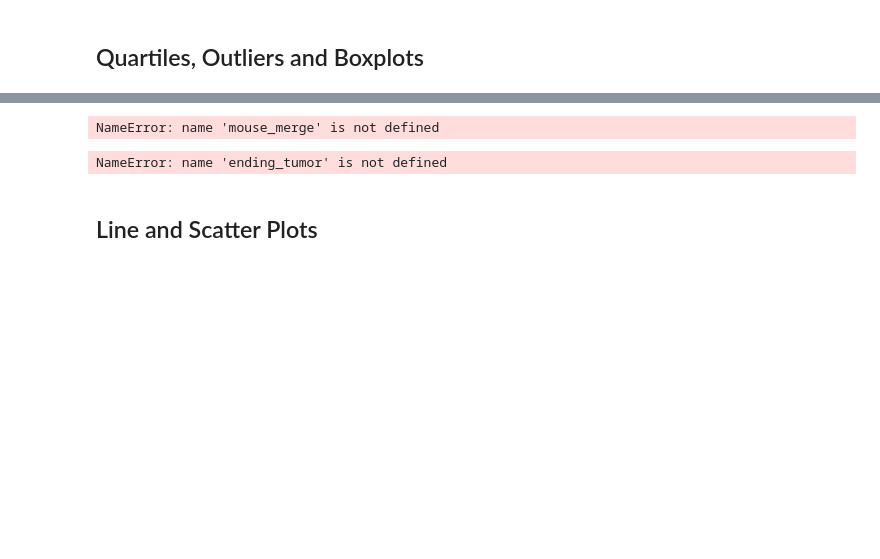
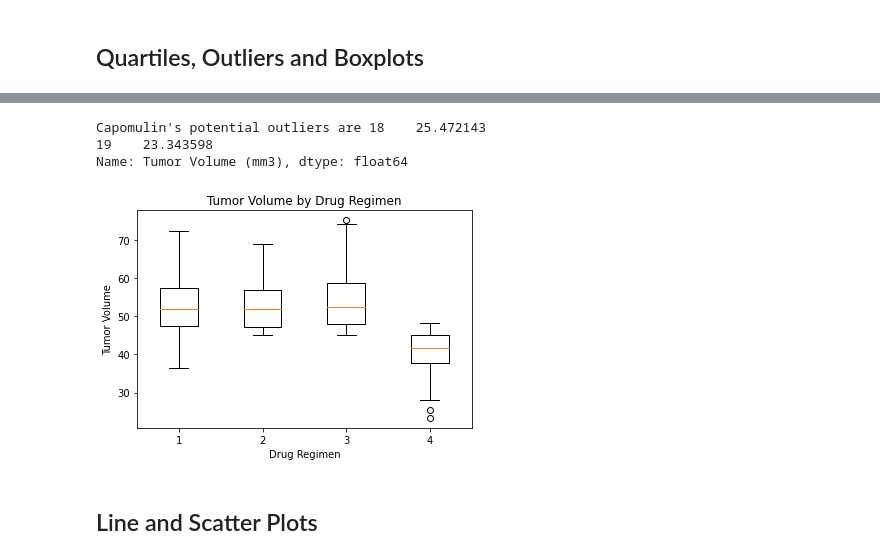
Before and after one commit to JennyShea/matplotlib-challenge, a Jupyter notebook: pymaceuticals.ipynb, the cells around one changed output, grey strips where cells are left out. Drawn from its saved outputs; the diff is of its cells as text; code cells hidden in the pictures; blank space fills up the shorter version.

```diff
--- a/pymaceuticals.ipynb
+++ b/pymaceuticals.ipynb
@@ -311,19 +345,20 @@ NameError: name 'final_timepoint' is not defined
 # %%
 # Put treatments into a list for for loop (and later for plot labels)
 #make a list of drug names
-drug_list = ["Capomulin", "Ramicane", "Infubinol", "Ceftamin"]
+drug_list = ["Infubinol", "Ceftamin","Stelasyn", "Capomulin"]
 
-# Create empty list to fill with tumor vol data (for plotting)
+# Create empty list to fill with tumor vol data (for plotting graphs)
 tumor_volume_list = []
 
 # Calculate the IQR and quantitatively determine if there are any potential outliers.
 for drug in drug_list:
 
     #to get the the ending tumor volume, look in the mouse merge df for the unique drug values,and the corresponding tumor value
-     ending_tumor= mouse_merge.loc[mouse_merge["Drug Regimen"] ==drug, 'Tumor Volume (mm3)']
+     ending_tumor = cleaned_up_mouse_df.loc[cleaned_up_mouse_df["Drug Regimen"] == drug, 'Tumor Volume (mm3)']
 
     #put that information in the tumor volume list
      tumor_volume_list.append(ending_tumor)
+
 
 
     # Determine outliers using upper and lower bounds
@@ -342,19 +377,25 @@ for drug in drug_list:
     #find the outliers- values above the upper bound and below the lower bound are probably outliers
      outliers = ending_tumor.loc[(ending_tumor < lower_bound) | (ending_tumor > upper_bound)]
 
-print(outliers)
+#print(outliers)
+# get the drug names to show up
+print(f"{drug}'s potential outliers are {outliers}")
 # %% [output]
-NameError: name 'mouse_merge' is not defined
+Capomulin's potential outliers are 18    25.472143
+19    23.343598
+Name: Tumor Volume (mm3), dtype: float64
 # %%
 # Generate a box plot of the final tumor volume of each mouse across four regimens of interest
-volumes = ending_tumor
+
+
 fig1, ax1 = plt.subplots()
-ax1.set_title('Tumor Volume')
-ax1.set_ylabel('Drug Regimen')
-ax1.boxplot(volumes)
+ax1.set_title('Tumor Volume by Drug Regimen')
+ax1.set_xlabel('Drug Regimen')
+ax1.set_ylabel('Tumor Volume')
+ax1.boxplot(tumor_volume_list)
 plt.show()
 # %% [output]
-NameError: name 'ending_tumor' is not defined
+[figure, added]
 # %% [markdown]
 ## Line and Scatter Plots
 # %%
```
Also changed, not shown: parts of 15 cells of this notebook, 2 other files.
